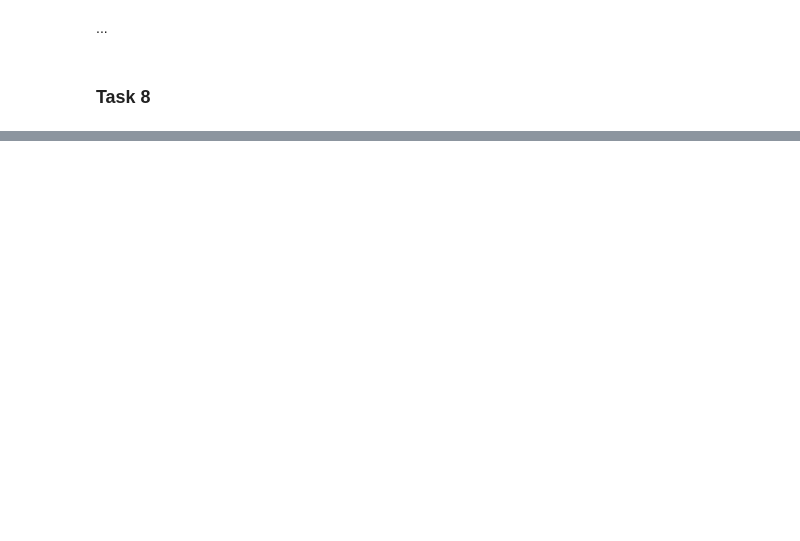
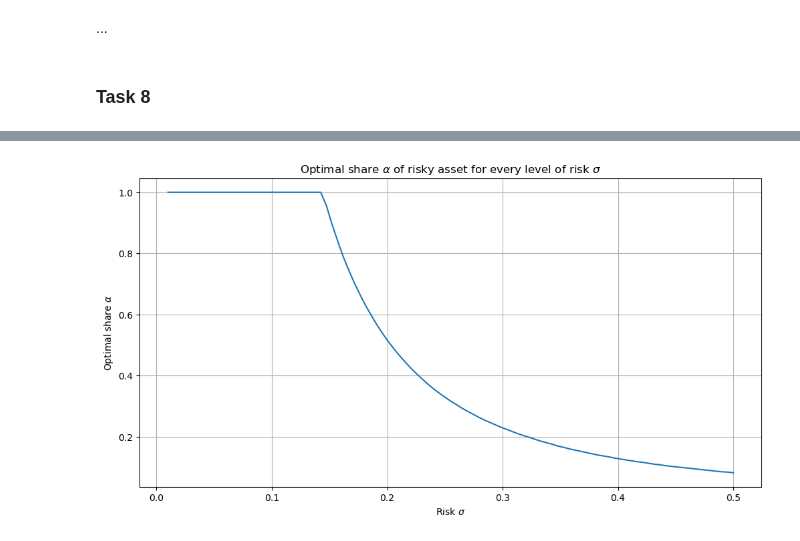
Before and after one commit to MHS17-NHH/FIE463-V26, a Jupyter notebook: assignments/assignment1-MHS.ipynb, the cells around one changed output, grey strips where cells are left out. Drawn from its saved outputs; the diff is of its cells as text; code cells hidden in the pictures; blank space fills up the shorter version.

```diff
--- a/assignments/assignment1-MHS.ipynb
+++ b/assignments/assignment1-MHS.ipynb
@@ -212,0 +320,6 @@ _ = plt.plot(sigmas, share_opt)
+# %%
+print(f"Before loop: sigma = {sigma}")
+for i, sig in enumerate(sigmas):
+    s_opt, a_opt, U_max = find_optimum(sigma=sig)
+    share_opt[i] += a_opt
+    print(f"After iteration {i}: sigma = {sigma}")
@@ -212,0 +375,11 @@ _ = plt.plot(sigmas, share_opt)
+# %%
+# Define sigmas
+sigmas = np.linspace(.01, .5, 101)
+
+# Define empty vector to store optimal shares
+share_opt = np.empty_like(sigmas)
+
+for i, sig in enumerate(sigmas):
+    s_opt, a_opt, U_max = find_optimum(beta=beta, gamma=gamma, sigma=sig, mu=mu, w=w, etas=etas, probs=probs)
+    share_opt[i] = a_opt
+    print(f"sigma={sig:.3f}: s_opt={s_opt:.4f}, a_opt={a_opt:.4f}, dollar_amount={s_opt*a_opt:.4f}")
@@ -212,0 +404,10 @@ _ = plt.plot(sigmas, share_opt)
+# %%
+plt.figure(figsize=(12,6))
+plt.title(r'Optimal share $\alpha$ of risky asset for every level of risk $\sigma$')
+plt.xlabel(r'Risk $\sigma$')
+plt.ylabel(r'Optimal share $\alpha$')
+plt.grid()
+
+_ = plt.plot(sigmas, share_opt)
+# %% [output]
+[figure, added]
```
Also changed, not shown: parts of 24 cells of this notebook.
